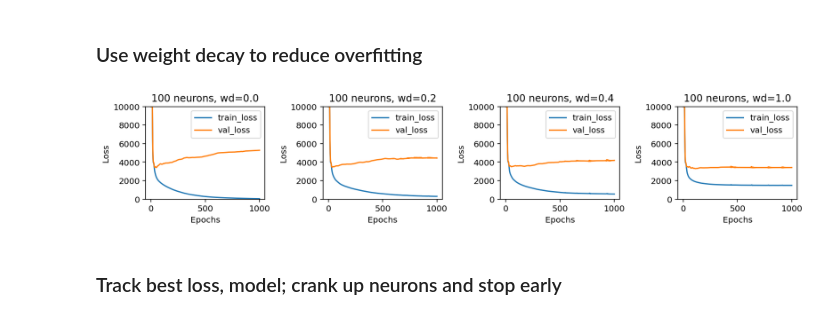
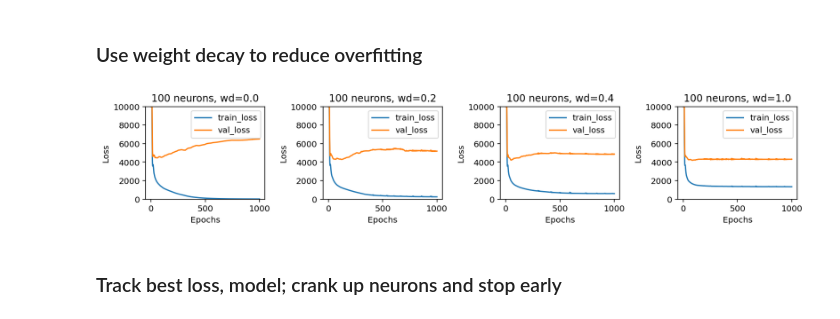
Before and after one commit to parrt/fundamentals-of-deep-learning, a Jupyter notebook: notebooks/diabetes-train-test.ipynb, the cells around one changed output. Cells and saved outputs as stored; diff of their text form; code cells hidden in the pictures.

```diff
--- a/notebooks/diabetes-train-test.ipynb
+++ b/notebooks/diabetes-train-test.ipynb
@@ -195,25 +195,25 @@ def train2(model, X_train, X_test, y_train, y_test,
 # %%
 ncols = X.shape[1]
 n_neurons = 100
 
 fig, axes = plt.subplots(1, 4,figsize=(12,2.5))
 
 for wd,ax in zip([0,.2,.4,1],axes):
     model = nn.Sequential(
         nn.Linear(ncols, n_neurons),
         nn.Tanh(),
         nn.Linear(n_neurons, 1)
     )
     history = train2(model, X_train, X_test, y_train, y_test,
-                     learning_rate=.1, nepochs=1000, weight_decay=wd,
+                     learning_rate=.15, nepochs=1000, weight_decay=wd,
                      trace=False)
     ax.set_title(f"{n_neurons} neurons, wd={wd:.1f}")
     plot_history(torch.clamp(history, 0, 10000), ax=ax, maxy=10_000)
 
 plt.tight_layout()
 plt.show()
 # %% [output]
-[figure, old version]
+[figure, new version]
 # %% [markdown]
 ### Track best loss, model; crank up neurons and stop early
 # %%
```
Also changed, not shown: parts of 4 cells of this notebook, 2 other files.
